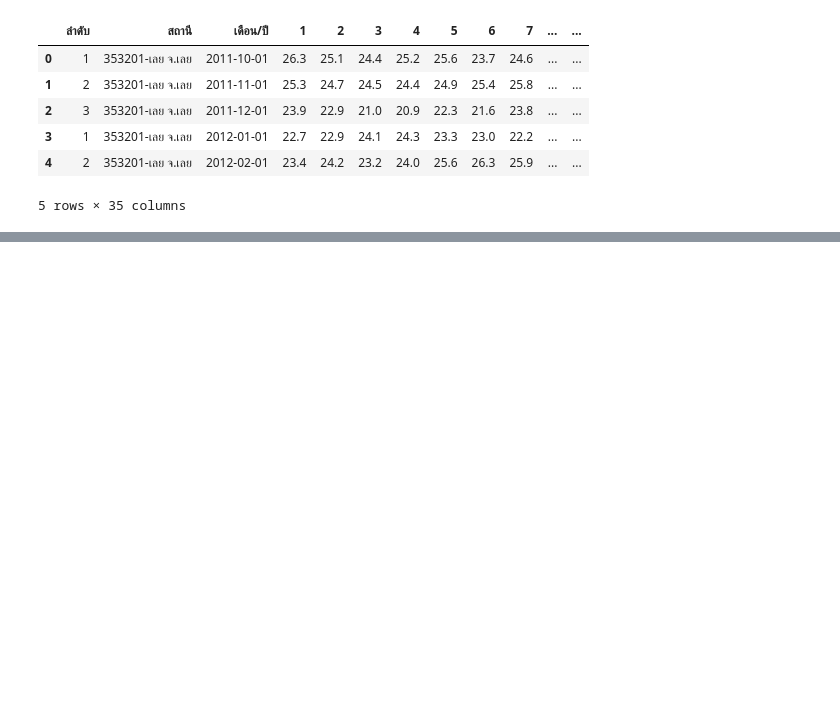
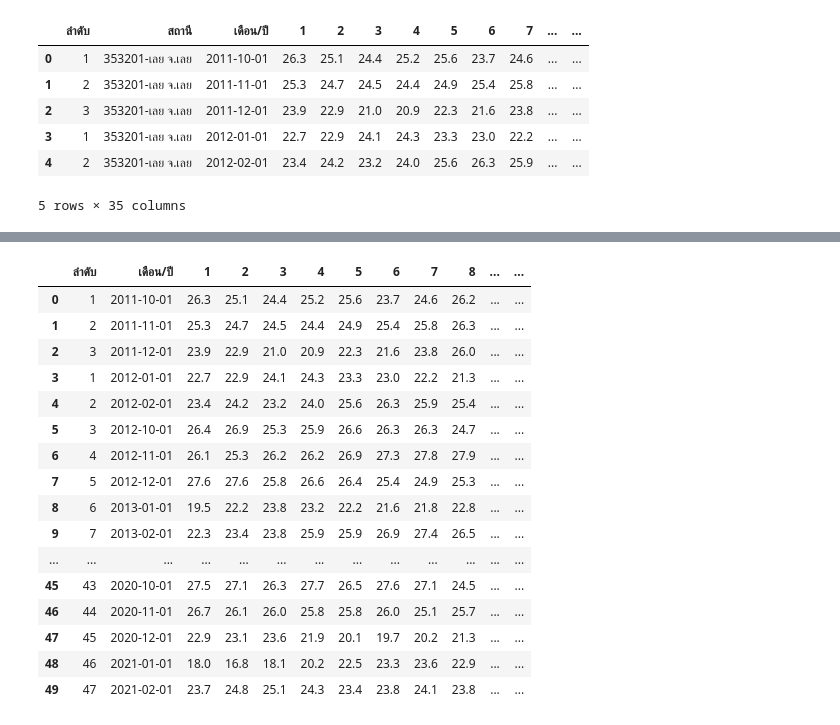
Before and after one commit to Ratchanontt/BSC_DPDM23, a Jupyter notebook: midterm_bscdpdm23.ipynb, the cells around one changed output, grey strips where cells are left out. Drawn from its saved outputs; the diff is of its cells as text; code cells hidden in the pictures; blank space fills up the shorter version.

Commit message:
Drop col 'สถานี'

```diff
--- a/midterm_bscdpdm23.ipynb
+++ b/midterm_bscdpdm23.ipynb
@@ -49,14 +49,14 @@ files
 # %%
 import glob
 
-folder_path = '/content/drive/MyDrive/Data_BSC_DPDM23/อุตุ/ความกด(เปอร์เซ็นต์)'
-excel_files = glob.glob(folder_path + '/*.xlsx')
-all_data = []
+Airpress = '/content/drive/MyDrive/Data_BSC_DPDM23/อุตุ/ความกด(เปอร์เซ็นต์)'
+excel_files = glob.glob(Airpress + '/*.xlsx')
+all_province = []
 
 for file in excel_files:
     df = pd.read_excel(file, skiprows=3)
-    all_data.append(df)
+    all_province.append(df)
 
-combined_df = pd.concat(all_data, ignore_index=True)
+combined_df = pd.concat(all_province, ignore_index=True)
 # %%
 combined_df
@@ -226,0 +171,5 @@ Air_Pressure_loei = rename_columns(Air_Pressure_loei)
+# %%
+def rename_col(df):
+  df.rename(columns={'Unnamed: 0': 'ลำดับ', 'Unnamed: 1': 'สถานี', 'Unnamed: 2': 'เดือน/ปี', 'Unnamed: 34': 'ค่าเฉลี่ย'}, inplace=True)
+  return df
+# ไม่ต้องสนใจ วันที่ ใน col 'Unnamed: 2': 'เดือน/ปี' เพราะ เป็น setting จาก โปรแกรม excel (วันที่ทั้งหมดใน col จะเป็นวันที่1 แค่คนละเดือน-ปี)
@@ -314,0 +266,81 @@ Dry_Bulb_loei.rename(columns={'Unnamed: 0': 'ลำดับ', 'Unnamed: 1': '
+# %%
+def drop_column(df):
+
+  df.drop('สถานี', axis=1, inplace = True)
+  return df
+# %%
+### เรียกใช้ฟังก์ชัน ###
+
+#ความกดอากาศ
+drop_column(Air_Pressure_KhonKaen)
+drop_column(Air_Pressure_NakhonPhanom)
+drop_column(Air_Pressure_SakonNakhon)
+drop_column(Air_Pressure_NongKhai)
+drop_column(Air_Pressure_loei)
+
+#ความชื้นสัมพัทธ์
+drop_column(Relative_Humidity_KhonKaen)
+drop_column(Relative_Humidity_NakhonPhanom)
+drop_column(Relative_Humidity_SakonNakhon)
+drop_column(Relative_Humidity_NongKhai)
+drop_column(Relative_Humidity_loei)
+
+#ความเร็วลม
+drop_column(Wind_Speed_KhonKaen)
+drop_column(Wind_Speed_NakhonPhanom)
+drop_column(Wind_Speed_SakonNakhon)
+drop_column(Wind_Speed_NongKhai)
+drop_column(Wind_Speed_loei)
+
+#จำนวนเมฆ
+drop_column(Num_Clouds_KhonKaen)
+drop_column(Num_Clouds_NakhonPhanom)
+drop_column(Num_Clouds_SakonNakhon)
+drop_column(Num_Clouds_NongKhai)
+drop_column(Num_Clouds_loei)
+
+#ปริมาณฝน
+drop_column(Rainfall_KhonKaen)
+drop_column(Rainfall_NakhonPhanom)
+drop_column(Rainfall_SakonNakhon)
+drop_column(Rainfall_NongKhai)
+drop_column(Rainfall_loei)
+
+#อุณหภูมิจุดน้ำค้าง
+drop_column(Dew_Point_KhonKaen)
+drop_column(Dew_Point_NakhonPhanom)
+drop_column(Dew_Point_SakonNakhon)
+drop_column(Dew_Point_NongKhai)
+drop_column(Dew_Point_loei)
+
+#อุณหภูมิต่ำสุด
+drop_column(Min_Degree_KhonKaen)
+drop_column(Min_Degree_NakhonPhanom)
+drop_column(Min_Degree_SakonNakhon)
+drop_column(Min_Degree_NongKhai)
+drop_column(Min_Degree_loei)
+
+#อุณหภูมิตุ้มแห้ง
+drop_column(Dry_Bulb_KhonKaen)
+drop_column(Dry_Bulb_NakhonPhanom)
+drop_column(Dry_Bulb_SakonNakhon)
+drop_column(Dry_Bulb_NongKhai)
+drop_column(Dry_Bulb_loei)
+# %% [output]
+|  | ลำดับ | เดือน/ปี | 1 | 2 | 3 | 4 | 5 | 6 | 7 | 8 | ... | ... |
+| 0 | 1 | 2011-10-01 | 26.3 | 25.1 | 24.4 | 25.2 | 25.6 | 23.7 | 24.6 | 26.2 | ... | ... |
+| 1 | 2 | 2011-11-01 | 25.3 | 24.7 | 24.5 | 24.4 | 24.9 | 25.4 | 25.8 | 26.3 | ... | ... |
+| 2 | 3 | 2011-12-01 | 23.9 | 22.9 | 21.0 | 20.9 | 22.3 | 21.6 | 23.8 | 26.0 | ... | ... |
+| 3 | 1 | 2012-01-01 | 22.7 | 22.9 | 24.1 | 24.3 | 23.3 | 23.0 | 22.2 | 21.3 | ... | ... |
+| 4 | 2 | 2012-02-01 | 23.4 | 24.2 | 23.2 | 24.0 | 25.6 | 26.3 | 25.9 | 25.4 | ... | ... |
+| 5 | 3 | 2012-10-01 | 26.4 | 26.9 | 25.3 | 25.9 | 26.6 | 26.3 | 26.3 | 24.7 | ... | ... |
+| 6 | 4 | 2012-11-01 | 26.1 | 25.3 | 26.2 | 26.2 | 26.9 | 27.3 | 27.8 | 27.9 | ... | ... |
+| 7 | 5 | 2012-12-01 | 27.6 | 27.6 | 25.8 | 26.6 | 26.4 | 25.4 | 24.9 | 25.3 | ... | ... |
+| 8 | 6 | 2013-01-01 | 19.5 | 22.2 | 23.8 | 23.2 | 22.2 | 21.6 | 21.8 | 22.8 | ... | ... |
+| 9 | 7 | 2013-02-01 | 22.3 | 23.4 | 23.8 | 25.9 | 25.9 | 26.9 | 27.4 | 26.5 | ... | ... |
+| ... | ... | ... | ... | ... | ... | ... | ... | ... | ... | ... | ... | ... |
+| 45 | 43 | 2020-10-01 | 27.5 | 27.1 | 26.3 | 27.7 | 26.5 | 27.6 | 27.1 | 24.5 | ... | ... |
+| 46 | 44 | 2020-11-01 | 26.7 | 26.1 | 26.0 | 25.8 | 25.8 | 26.0 | 25.1 | 25.7 | ... | ... |
+| 47 | 45 | 2020-12-01 | 22.9 | 23.1 | 23.6 | 21.9 | 20.1 | 19.7 | 20.2 | 21.3 | ... | ... |
+| 48 | 46 | 2021-01-01 | 18.0 | 16.8 | 18.1 | 20.2 | 22.5 | 23.3 | 23.6 | 22.9 | ... | ... |
+| 49 | 47 | 2021-02-01 | 23.7 | 24.8 | 25.1 | 24.3 | 23.4 | 23.8 | 24.1 | 23.8 | ... | ... |
```
Also changed, not shown: parts of 21 cells of this notebook.
